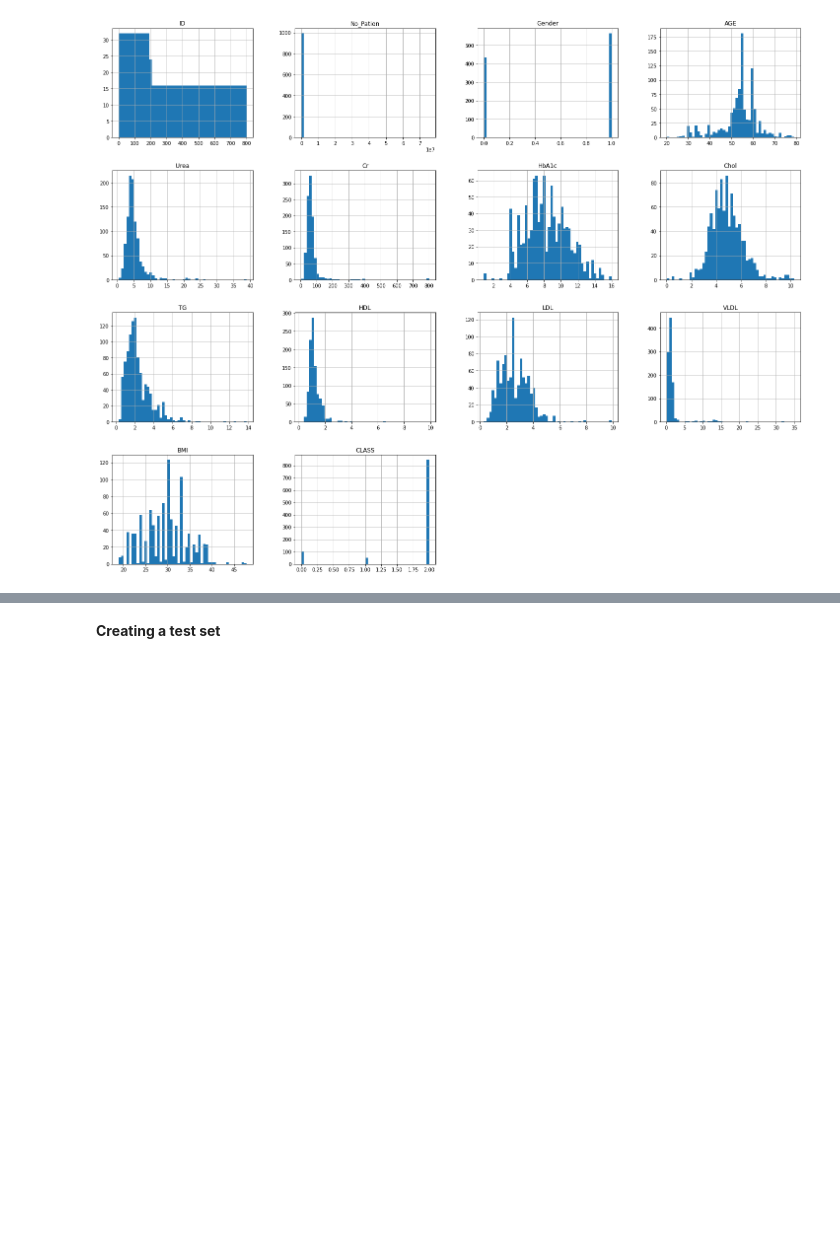
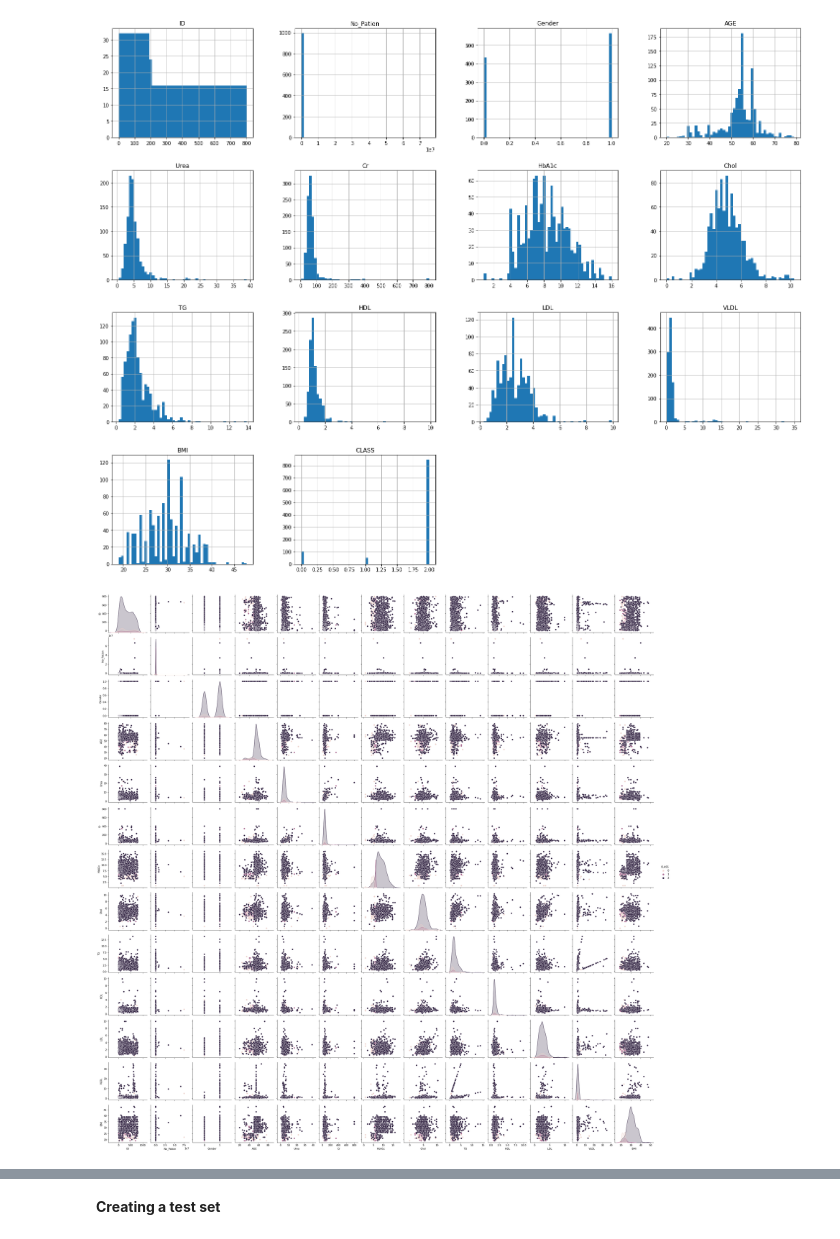
Before and after one commit to NMNayan57/Newcolab-file, a Jupyter notebook: DiabetesNEwFullWork(!).ipynb, the cells around one changed output, grey strips where cells are left out. Saved outputs shown, nothing was run; the diff lists cells and outputs as text; code cells hidden in the pictures; blank space fills up the shorter version.

```diff
--- a/DiabetesNEwFullWork(!).ipynb
+++ b/DiabetesNEwFullWork(!).ipynb
@@ -145,3 +175,8 @@ df.hist(bins=50, figsize=(25, 20))
 plt.show()
 # %% [output]
 [figure]
+# %%
+sns.pairplot(df, hue="CLASS")
+plt.show()
+# %% [output]
+[figure, added]
```
Also changed, not shown: parts of 124 cells of this notebook.
